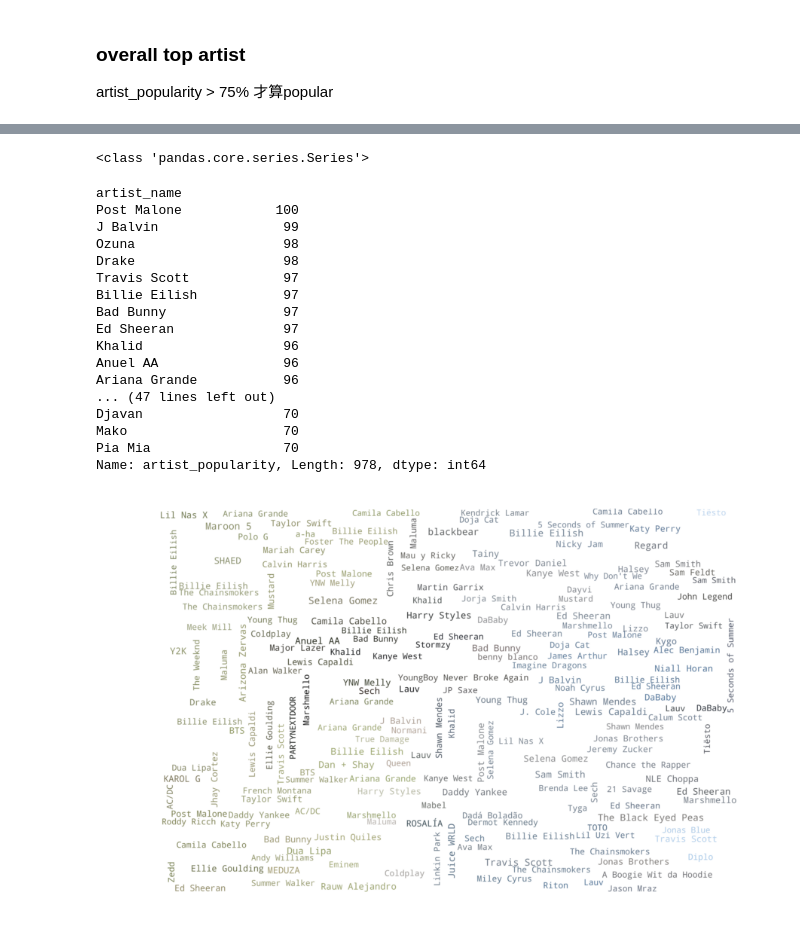
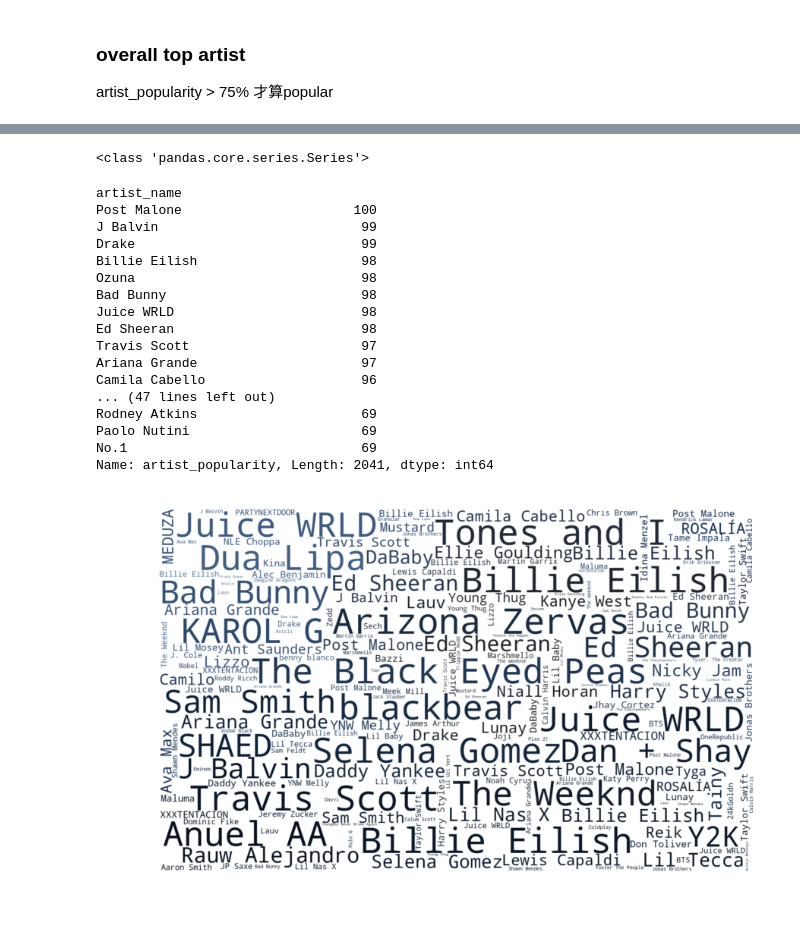
Before and after one commit to hsyho11/DataScience_NTU, a Jupyter notebook: wordcloud.ipynb, the cells around one changed output, grey strips where cells are left out. Saved outputs shown, nothing was run; the diff lists cells and outputs as text; code cells hidden in the pictures.

```diff
--- a/wordcloud.ipynb
+++ b/wordcloud.ipynb
@@ -7,7 +7,7 @@ import os
 from os import path
 from wordcloud import WordCloud,STOPWORDS,ImageColorGenerator
 # %%
-data = pd.read_csv('spotify_unique_ver4.csv')
+data = pd.read_csv('spotify_ver5_all.csv')
 # %% [markdown]
 ### release_date 以年表示
 # %%
@@ -44,0 +34,2 @@ data.describe()
+# %%
+df_desc = data.describe()
@@ -109,64 +112,64 @@ plt.show()
 # %%
 # 權重計算
-tlist2 = data[data.popularity.values>=59][['popularity','song_name']]
-tlist2.index =data[data.popularity.values>=59].artist_name
-tlist2 = tlist2.drop_duplicates(['song_name'])
+tlist2 = data[data.popularity.values>=df_desc['popularity']['75%']  ][['popularity','name']]
+tlist2.index =data[data.popularity.values>= df_desc['popularity']['75%'] ].artist_name
+tlist2 = tlist2.drop_duplicates(['name'])
 tlist2 = tlist2['popularity']
 print(type(tlist2))
 tlist.sort_values(ascending=False)
 # %% [output]
 <class 'pandas.core.series.Series'>
 artist_name
-Post Malone            100
-J Balvin                99
-Ozuna                   98
-Drake                   98
-Travis Scott            97
-Billie Eilish           97
-Bad Bunny               97
-Ed Sheeran              97
-Khalid                  96
-Anuel AA                96
-Ariana Grande           96
+Post Malone                      100
+J Balvin                          99
+Drake                             99
+Billie Eilish                     98
+Ozuna                             98
+Bad Bunny                         98
+Juice WRLD                        98
+Ed Sheeran                        98
+Travis Scott                      97
+Ariana Grande                     97
+Camila Cabello                    96
 ... (47 lines left out)
-Djavan                  70
-Mako                    70
-Pia Mia                 70
-Name: artist_popularity, Length: 978, dtype: int64
+Rodney Atkins                     69
+Paolo Nutini                      69
+No.1                              69
+Name: artist_popularity, Length: 2041, dtype: int64
 # %%
 from PIL import Image
 import os
 from os import path
 from wordcloud import WordCloud,STOPWORDS,ImageColorGenerator
-string=' '.join(data[data.popularity.values>=59].song_name)
+string=' '.join(data[data.popularity.values>= df_desc['popularity']['75%'] ].name)
 plt.figure(dpi=150)
 # 設定字體（要能支援中文顯示的）
 font_path = '/System/Library/Fonts/PingFang.ttc'
 # 讀背景圖片
-background_Image = np.array(Image.open("1.JPG"))
+background_Image = np.array(Image.open("1.png"))
 # 提取背景圖片顏色
 img_colors = ImageColorGenerator(background_Image)
 # 設置stopwords
 stopwords = set(STOPWORDS)
 #stopwords.add('object')           #如果有顯眼的無關詞，要加入到stopword
 wc = WordCloud(
         #font_path = font_path,    # 字體路徑
         margin = 2,                # 頁面邊緣
         mask = background_Image,
         #scale = 3,
         max_words = 200,          # 最多顯示多少詞
         min_font_size = 4,        # 最小的字的字體大小
         stopwords = stopwords,
         random_state = 42,
         background_color = 'white', # 背景颜色
         max_font_size = 100,
 )
 #wc.generate(string)
 wc.generate_from_frequencies(tlist2)
 wc.recolor(color_func = img_colors)
 plt.imshow(wc,interpolation='bilinear')
 plt.axis('off')
 plt.tight_layout()
 plt.show()
 # %% [output]
-[figure, old version]
+[figure, new version]
```
Also changed, not shown: parts of 5 cells of this notebook.
